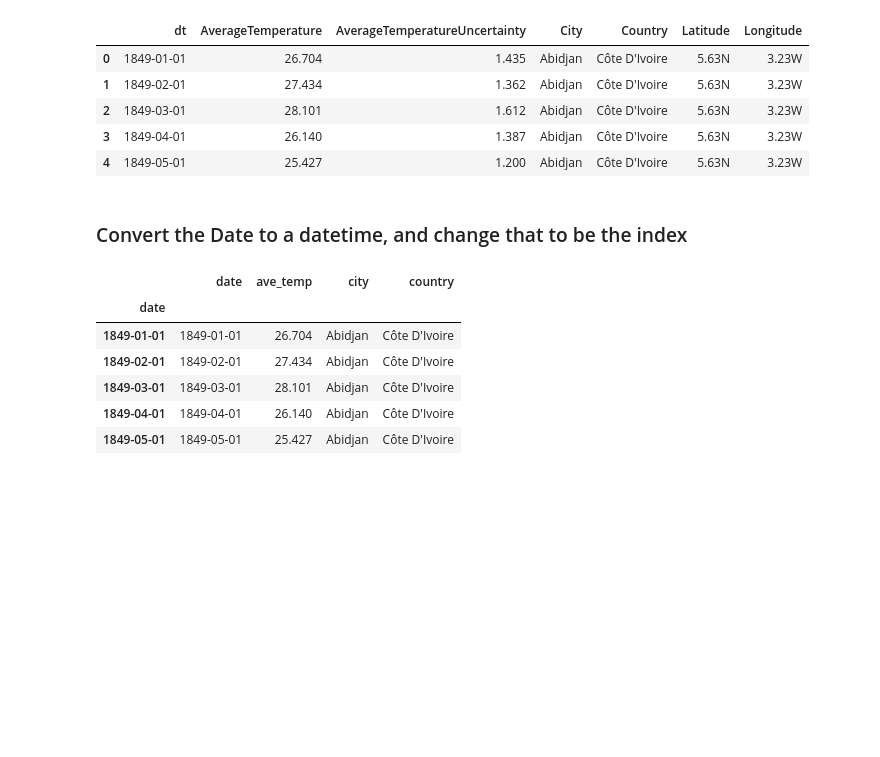
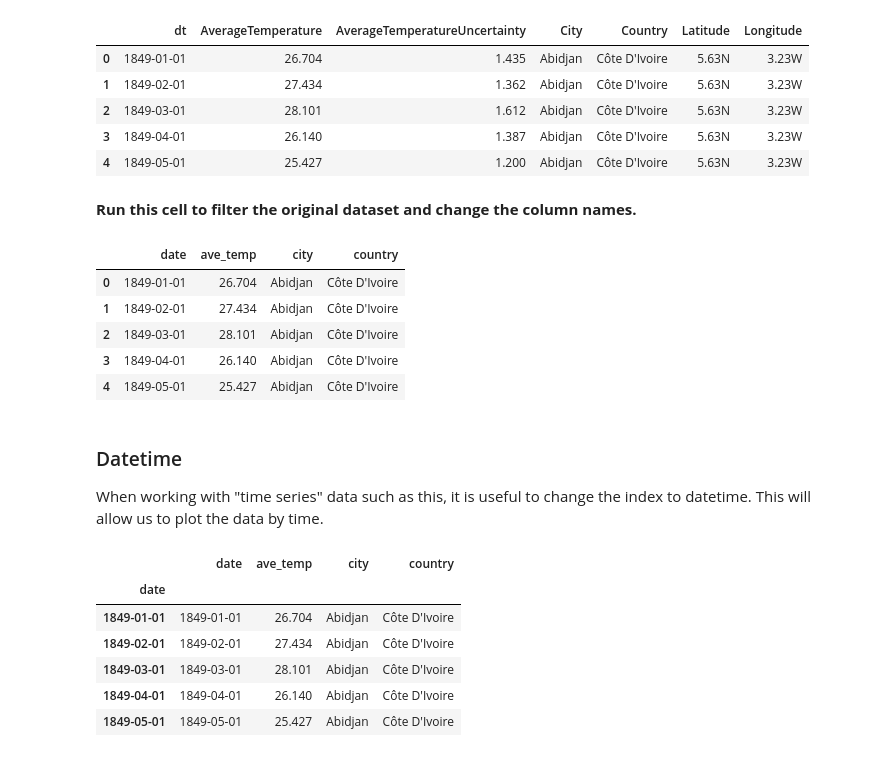
Before and after one commit to ekle12/big-data-camp, a Jupyter notebook: Instructor Notebooks/Plots.ipynb, the cells around one changed output. Saved outputs shown, nothing was run; the diff lists cells and outputs as text; code cells hidden in the pictures; blank space fills up the shorter version.

```diff
--- a/Instructor Notebooks/Plots.ipynb
+++ b/Instructor Notebooks/Plots.ipynb
@@ -23,11 +23,23 @@ data.head()
 | 2 | 1849-03-01 | 28.101 | 1.612 | Abidjan | Côte D'Ivoire | 5.63N | 3.23W |
 | 3 | 1849-04-01 | 26.140 | 1.387 | Abidjan | Côte D'Ivoire | 5.63N | 3.23W |
 | 4 | 1849-05-01 | 25.427 | 1.200 | Abidjan | Côte D'Ivoire | 5.63N | 3.23W |
+# %% [markdown]
+**Run this cell to filter the original dataset and change the column names.**
 # %%
 temps = data[['dt', 'AverageTemperature', 'City', 'Country']]
 temps.columns = ['date','ave_temp', 'city', 'country']
+temps.head()
+# %% [output]
+|  | date | ave_temp | city | country |
+| 0 | 1849-01-01 | 26.704 | Abidjan | Côte D'Ivoire |
+| 1 | 1849-02-01 | 27.434 | Abidjan | Côte D'Ivoire |
+| 2 | 1849-03-01 | 28.101 | Abidjan | Côte D'Ivoire |
+| 3 | 1849-04-01 | 26.140 | Abidjan | Côte D'Ivoire |
+| 4 | 1849-05-01 | 25.427 | Abidjan | Côte D'Ivoire |
-# %% [markdown]
-### Convert the Date to a datetime, and change that to be the index
+# %% [markdown]
+### Datetime
+
+When working with "time series" data such as this, it is useful to change the index to datetime. This will allow us to plot the data by time.
 # %%
 temps.index = pd.to_datetime(temps['date'])
 temps.head()
```
Also changed, not shown: parts of 18 cells of this notebook.
